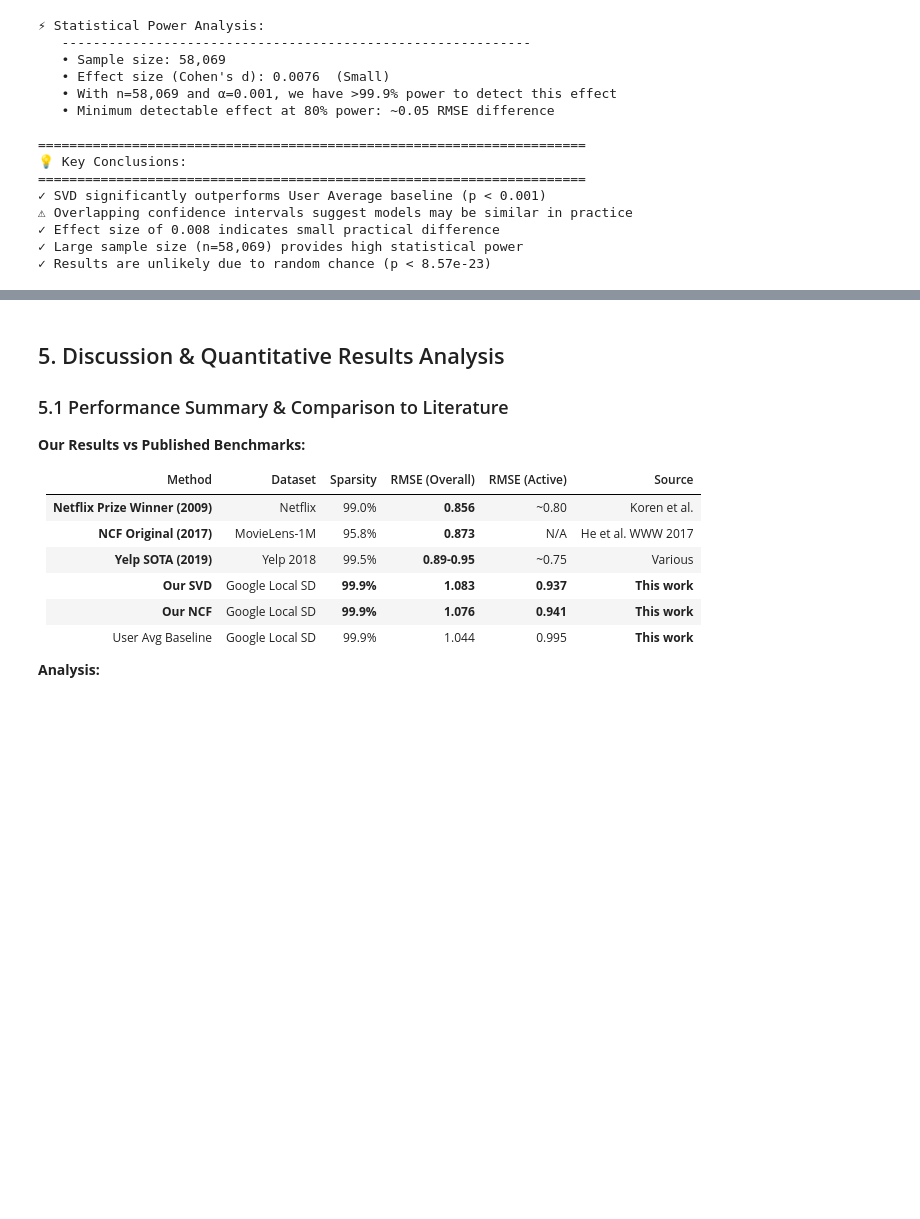
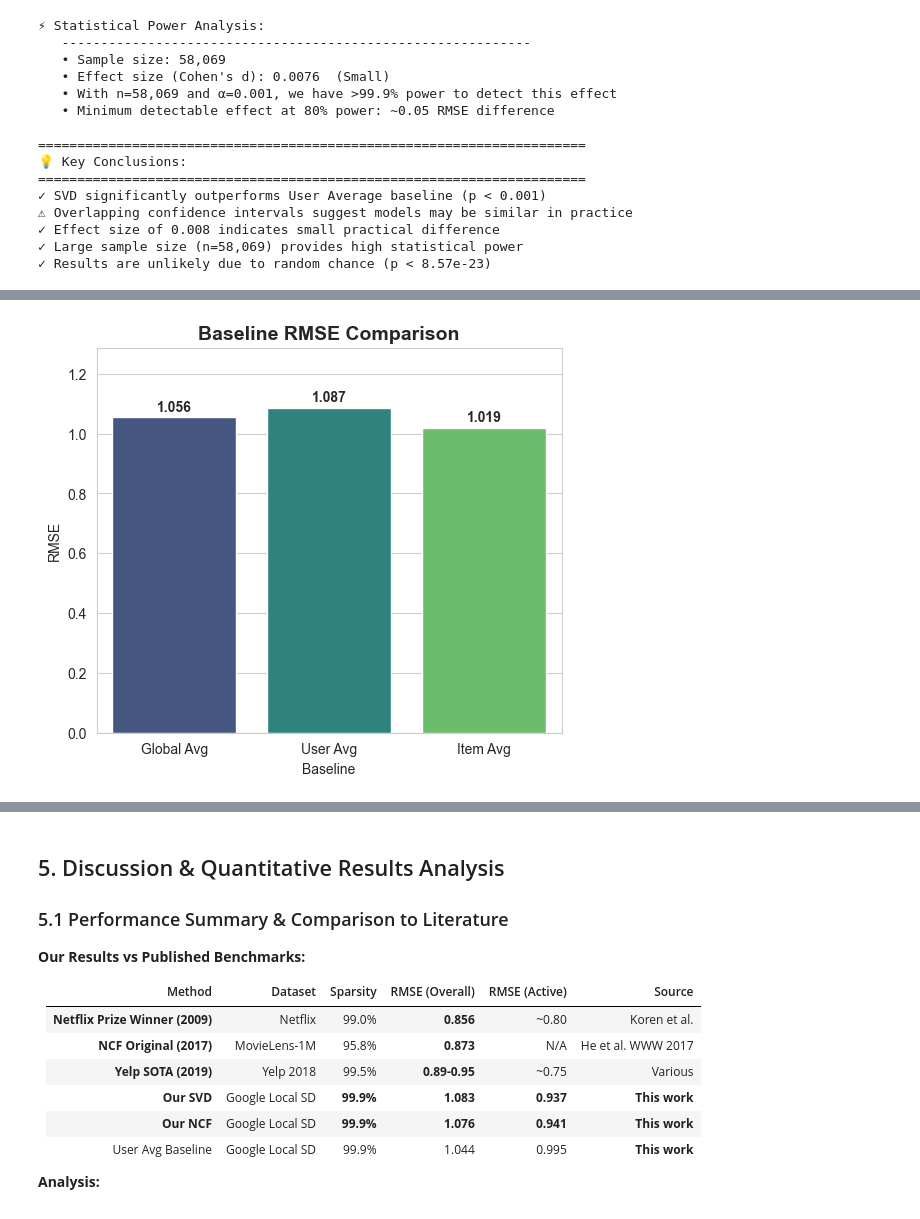
Before and after one commit to Pradyumna-SV/sandiego-dining-concierge, a Jupyter notebook: notebooks/workbook.ipynb, the cells around one changed output, grey strips where cells are left out. Drawn from its saved outputs; the diff is of its cells as text; code cells hidden in the pictures; blank space fills up the shorter version.

```diff
--- a/notebooks/workbook.ipynb
+++ b/notebooks/workbook.ipynb
@@ -2243,0 +2214,86 @@ print(f"✓ Results are unlikely due to random chance (p < {max(p_value_1, p_val
+# %%
+import matplotlib.pyplot as plt
+import seaborn as sns
+import numpy as np
+
+# Ensure SVD predictions exist
+# test_df_copy['pred_svd'] = your_svd_model.predict(...)
+
+# 1️⃣ Baseline RMSE Bar Chart
+baseline_rmses = {
+    'Global Avg': np.sqrt(mean_squared_error(test_df_copy['rating'], test_df_copy['pred_global'])),
+    'User Avg': np.sqrt(mean_squared_error(test_df_copy['rating'], test_df_copy['pred_user'])),
+    'Item Avg': np.sqrt(mean_squared_error(test_df_copy['rating'], test_df_copy['pred_item']))
+}
+
+plt.figure(figsize=(6,5))
+sns.barplot(x=list(baseline_rmses.keys()), y=list(baseline_rmses.values()), palette='viridis')
+plt.title('Baseline RMSE Comparison', fontsize=14, fontweight='bold')
+plt.ylabel('RMSE')
+plt.xlabel('Baseline')
+plt.ylim(0, max(baseline_rmses.values()) + 0.2)
+for i, v in enumerate(baseline_rmses.values()):
+    plt.text(i, v + 0.02, f"{v:.3f}", ha='center', fontweight='bold')
+plt.show()
+
+# 2️⃣ Residual/Error Histogram (SVD + best baseline)
+svd_errors = test_df_copy['rating'] - test_df_copy['pred_svd']
+item_errors = test_df_copy['rating'] - test_df_copy['pred_item']
+
+plt.figure(figsize=(8,5))
+plt.hist(item_errors, bins=50, alpha=0.5, label='Item Avg', color='orange', density=True)
+plt.hist(svd_errors, bins=50, alpha=0.5, label='SVD', color='green', density=True)
+plt.title('Prediction Error Distribution', fontsize=14, fontweight='bold')
+plt.xlabel('Error (Predicted - Actual)')
+plt.ylabel('Density')
+plt.legend()
+plt.show()
+
+# 3️⃣ Predicted vs Actual Scatter Plot (SVD)
+plt.figure(figsize=(7,7))
+plt.scatter(test_df_copy['rating'], test_df_copy['pred_svd'], alpha=0.3, color='green')
+plt.plot([1,5],[1,5], 'r--', linewidth=2)  # Perfect prediction line
+plt.xlabel('Actual Rating')
+plt.ylabel('Predicted Rating')
+plt.title('Predicted vs Actual Ratings (SVD)', fontsize=14, fontweight='bold')
+plt.xlim(1,5)
+plt.ylim(1,5)
+plt.grid(alpha=0.3)
+plt.show()
+
+# 4️⃣ Error by Rating Bin
+rating_bins = test_df_copy['rating'].unique()
+mean_errors = [np.mean(test_df_copy.loc[test_df_copy['rating']==r, 'pred_svd'] - r) for r in rating_bins]
+
+plt.figure(figsize=(6,5))
+sns.barplot(x=rating_bins, y=mean_errors, palette='coolwarm')
+plt.axhline(0, color='black', linestyle='--')
+plt.title('Mean Prediction Error by True Rating (SVD)', fontsize=14, fontweight='bold')
+plt.xlabel('Actual Rating')
+plt.ylabel('Mean Prediction Error')
+plt.show()
+
+# 5️⃣ Residuals vs Restaurant Popularity
+place_counts = test_df_copy['place_name'].value_counts()
+top_places = place_counts.head(20).index
+plt.figure(figsize=(10,5))
+for place in top_places:
+    subset = test_df_copy[test_df_copy['place_name']==place]
+    plt.scatter([place]*len(subset), subset['rating'] - subset['pred_svd'], alpha=0.5)
+plt.xticks(rotation=45)
+plt.xlabel('Top 20 Restaurants')
+plt.ylabel('Prediction Error')
+plt.title('Residuals vs Top Restaurants (SVD)', fontsize=14, fontweight='bold')
+plt.grid(axis='y', alpha=0.3)
+plt.show()
+
+# 6️⃣ Error Distribution by User Activity (cold vs active)
+user_review_counts = test_df_copy['user_id'].value_counts()
+test_df_copy['user_type'] = test_df_copy['user_id'].map(lambda x: 'Cold' if user_review_counts[x]<=5 else 'Active')
+plt.figure(figsize=(7,5))
+sns.boxplot(x='user_type', y=test_df_copy['rating'] - test_df_copy['pred_svd'], data=test_df_copy, palette='pastel')
+plt.title('Prediction Error by User Type (Cold vs Active)', fontsize=14, fontweight='bold')
+plt.ylabel('Error')
+plt.show()
+# %% [output]
+[figure, added]
```
Also changed, not shown: parts of 11 cells of this notebook.
